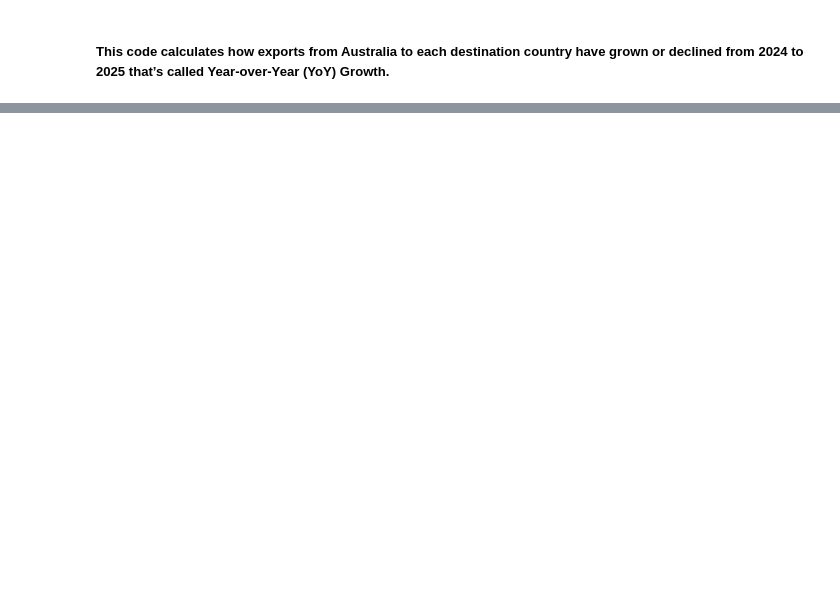
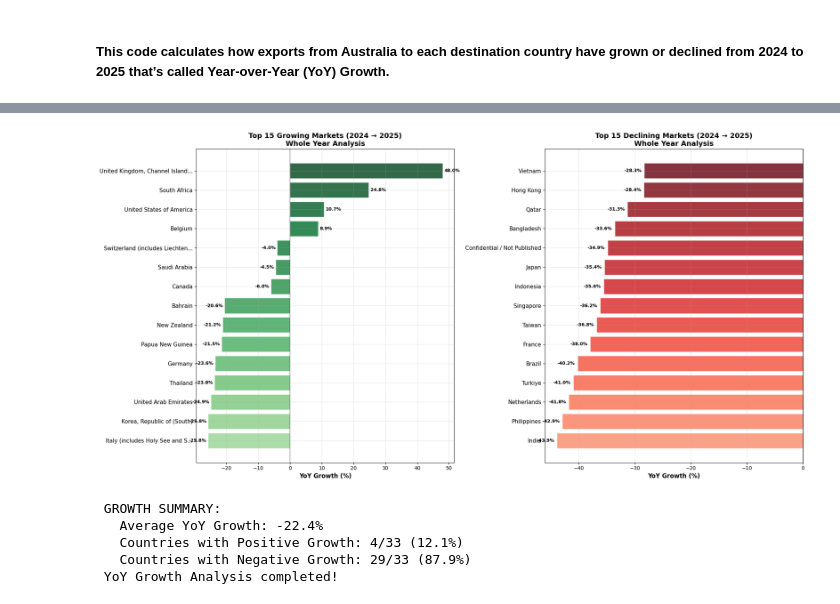
Before and after one commit to remmzytom/Aus_Freight_Logistiscs_automation, a Jupyter notebook: data_analysis.nbconvert.ipynb, the cells around one changed output, grey strips where cells are left out. Drawn from its saved outputs; the diff is of its cells as text; code cells hidden in the pictures; blank space fills up the shorter version.

```diff
--- a/data_analysis.nbconvert.ipynb
+++ b/data_analysis.nbconvert.ipynb
@@ -1175,14 +1206,14 @@ if 2024 in country_yearly.columns and 2025 in country_yearly.columns:
         value_2025 = row[2025] / 1e9
 
         if growth_pct > 0:
-            emoji = "📈"
+            emoji = ""
         else:
-            emoji = "📉"
+            emoji = ""
 
         print(f"{i:2d}. {country[:40]:<40} {emoji} {growth_pct:>6.1f}% (${growth_abs:>+6.1f}B)")
         print(f"    2024: ${value_2024:.1f}B → 2025: ${value_2025:.1f}B")
 
-    print("\n📉 TOP 10 DECLINING MARKETS:")
+    print("\n TOP 10 DECLINING MARKETS:")
     print("=" * 80)
     declining_countries = significant_countries.tail(10).sort_values('YoY_Growth_%', ascending=True)
     for i, (country, row) in enumerate(declining_countries.iterrows(), 1):
@@ -1191,24 +1222,82 @@ if 2024 in country_yearly.columns and 2025 in country_yearly.columns:
         value_2024 = row[2024] / 1e9
         value_2025 = row[2025] / 1e9
 
-        print(f"{i:2d}. {country[:40]:<40} 📉 {growth_pct:>6.1f}% (${growth_abs:>+6.1f}B)")
+        print(f"{i:2d}. {country[:40]:<40}  {growth_pct:>6.1f}% (${growth_abs:>+6.1f}B)")
         print(f"    2024: ${value_2024:.1f}B → 2025: ${value_2025:.1f}B")
+
+
+    # Create visualizations for top growing and declining markets (Whole Year)
+    import matplotlib.pyplot as plt
+    import numpy as np
+
+    # Prepare data for top 15 growing markets
+    top_growing = significant_countries.head(15).copy()
+    top_growing = top_growing.sort_values('YoY_Growth_%', ascending=True)  # Sort ascending for horizontal bar chart
+
+    # Prepare data for top 15 declining markets
+    top_declining = significant_countries.tail(15).copy()
+    top_declining = top_declining.sort_values('YoY_Growth_%', ascending=True)  # Sort ascending for horizontal bar chart
+
+    # Create figure with two subplots
+    plt.style.use('default')
+    fig, (ax1, ax2) = plt.subplots(1, 2, figsize=(20, 10))
+
+    # Color schemes
+    growing_colors = plt.cm.Greens(np.linspace(0.4, 1, len(top_growing)))
+    declining_colors = plt.cm.Reds(np.linspace(0.4, 1, len(top_declining)))
+
+    # Chart 1: Top 15 Growing Markets (Whole Year)
+    bars1 = ax1.barh(range(len(top_growing)), top_growing['YoY_Growth_%'], color=growing_colors, alpha=0.8, edgecolor='white', linewidth=1)
+    ax1.set_yticks(range(len(top_growing)))
+    ax1.set_yticklabels([country[:30] + '...' if len(country) > 30 else country for country in top_growing.index], fontsize=11)
+    ax1.set_xlabel('YoY Growth (%)', fontsize=12, fontweight='bold')
+    ax1.set_title('Top 15 Growing Markets (2024 → 2025)\nWhole Year Analysis', fontsize=14, fontweight='bold')
+    ax1.axvline(x=0, color='black', linestyle='-', alpha=0.3)
+    ax1.grid(True, alpha=0.3)
+
+    # Add value labels
+    for idx, (bar, value) in enumerate(zip(bars1, top_growing['YoY_Growth_%'])):
+        width = bar.get_width()
+        label_x = width + (0.5 if width >= 0 else -0.5)
+        ax1.text(label_x, idx, f'{value:.1f}%',
+                va='center', ha='left' if width >= 0 else 'right',
+                fontsize=9, fontweight='bold')
+
+    # Chart 2: Top 15 Declining Markets (Whole Year)
+    bars2 = ax2.barh(range(len(top_declining)), top_declining['YoY_Growth_%'], color=declining_colors, alpha=0.8, edgecolor='white', linewidth=1)
+    ax2.set_yticks(range(len(top_declining)))
+    ax2.set_yticklabels([country[:30] + '...' if len(country) > 30 else country for country in top_declining.index], fontsize=11)
+    ax2.set_xlabel('YoY Growth (%)', fontsize=12, fontweight='bold')
+    ax2.set_title('Top 15 Declining Markets (2024 → 2025)\nWhole Year Analysis', fontsize=14, fontweight='bold')
+    ax2.axvline(x=0, color='black', linestyle='-', alpha=0.3)
+    ax2.grid(True, alpha=0.3)
+
+    # Add value labels
+    for idx, (bar, value) in enumerate(zip(bars2, top_declining['YoY_Growth_%'])):
+        width = bar.get_width()
+        label_x = width + (-0.5 if width < 0 else 0.5)
+        ax2.text(label_x, idx, f'{value:.1f}%',
+                va='center', ha='right' if width < 0 else 'left',
+                fontsize=9, fontweight='bold')
+
+    plt.tight_layout()
+    plt.show()
 
     # Summary statistics
     avg_growth = significant_countries['YoY_Growth_%'].mean()
     positive_growth = (significant_countries['YoY_Growth_%'] > 0).sum()
     total_countries = len(significant_countries)
 
-    print(f"\n📊 GROWTH SUMMARY:")
+    print(f"\n GROWTH SUMMARY:")
     print(f"   Average YoY Growth: {avg_growth:.1f}%")
     print(f"   Countries with Positive Growth: {positive_growth}/{total_countries} ({positive_growth/total_countries*100:.1f}%)")
     print(f"   Countries with Negative Growth: {total_countries-positive_growth}/{total_countries} ({(total_countries-positive_growth)/total_countries*100:.1f}%)")
 
 else:
-    print("❌ Cannot calculate YoY growth - missing 2024 or 2025 data")
+    print(" Cannot calculate YoY growth - missing 2024 or 2025 data")
     print(f"Available years: {sorted(df['year'].unique())}")
 
-print("✅ YoY Growth Analysis completed!")
+print(" YoY Growth Analysis completed!")
 # %% [output]
 === YEAR-OVER-YEAR GROWTH ANALYSIS BY COUNTRY ===
 Countries analyzed: 33 (minimum $1B in 2024)
@@ -1230,3 +1319,9 @@ Countries analyzed: 33 (minimum $1B in 2024)
+[figure, added]
+ GROWTH SUMMARY:
+   Average YoY Growth: -22.4%
+   Countries with Positive Growth: 4/33 (12.1%)
+   Countries with Negative Growth: 29/33 (87.9%)
+ YoY Growth Analysis completed!
 # %%
 
 
```
Also changed, not shown: parts of 50 cells of this notebook, 9 other files.
